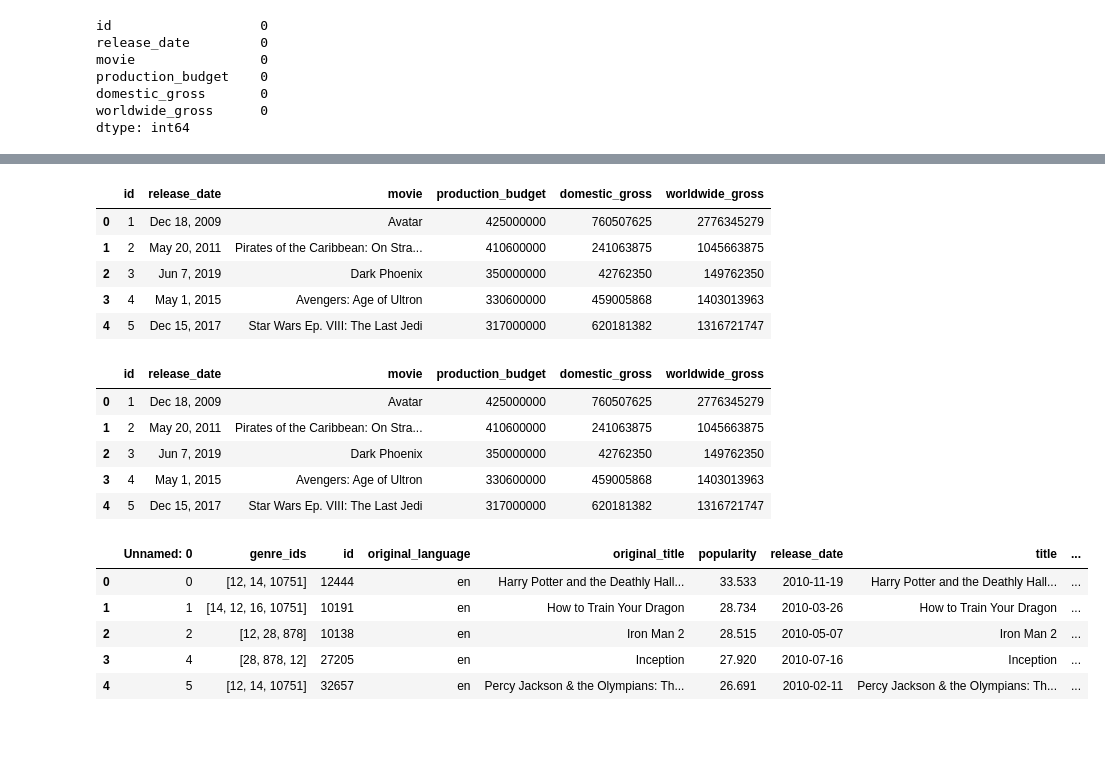
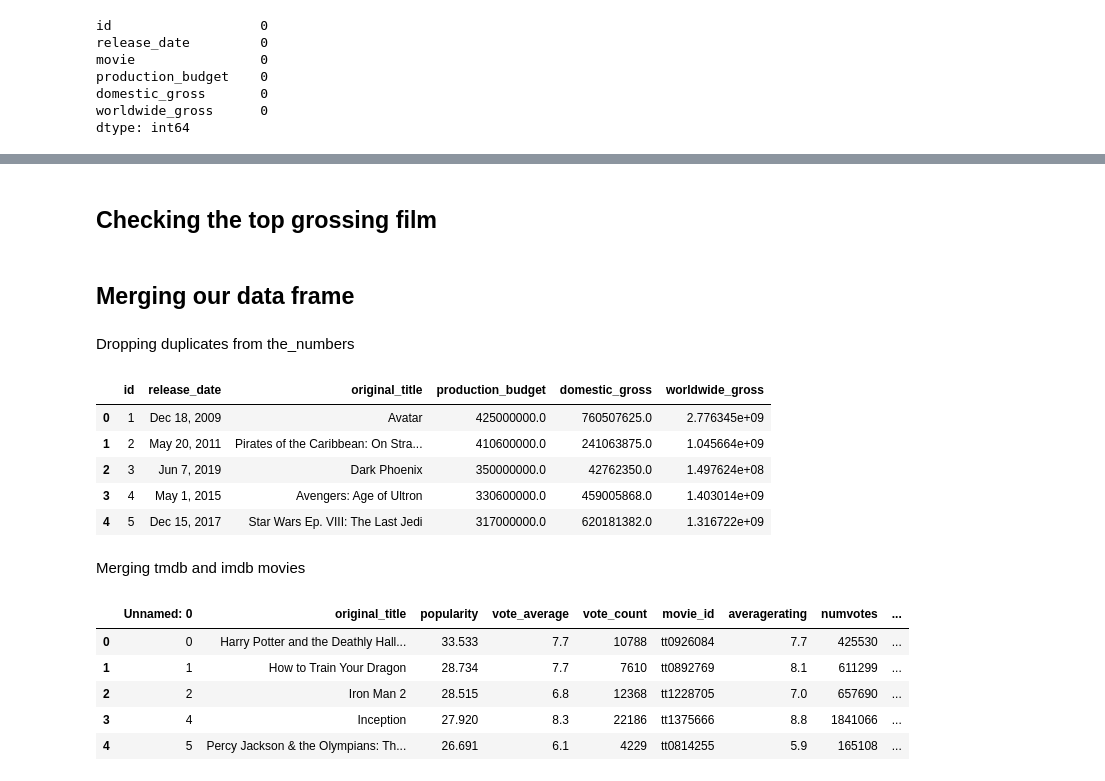
Before and after one commit to lauramwichekha/Analysis-of-Box-Office-Trends-for-Microsoft-Movie-Studio, a Jupyter notebook: index.ipynb, the cells around one changed output, grey strips where cells are left out. Saved outputs shown, nothing was run; the diff lists cells and outputs as text; code cells hidden in the pictures; blank space fills up the shorter version.

```diff
--- a/index.ipynb
+++ b/index.ipynb
@@ -340,55 +346,66 @@ plt.show();
+# %% [markdown]
+## Checking the top grossing film
+# %% [markdown]
+## Merging our data frame
 # %%
-# Assuming the column containing dollar amounts
+# Creating the remove_dollar_sign Function
 def remove_dollar_sign(x):
-  return (x.strip('$'))  # Remove dollar sign and convert
+  return (x.strip('$'))  # Remove dollar sign
 
+# Use the function to remove the dollar sign ($)
 the_numbers['production_budget']\
     = the_numbers['production_budget'].apply(remove_dollar_sign)
 the_numbers['domestic_gross']\
     = the_numbers['domestic_gross'].apply(remove_dollar_sign)
 the_numbers['worldwide_gross']\
     = the_numbers['worldwide_gross'].apply(remove_dollar_sign)
-# Assuming the column containing commas
-def remove_commas_to_int(x):
-  return int(x.replace(',', ''))
-# Replace comma with empty string and convert to int
+
+# Creating the remove_commas Function
+def remove_commas(x):
+  return float(x.replace(',', ''))  # Remove the commas and convert into a float
+
+# Use the function to remove the commas t
 the_numbers['production_budget']\
-    = the_numbers['production_budget'].apply(remove_commas_to_int)
+    = the_numbers['production_budget'].apply(remove_commas)
 the_numbers['domestic_gross']\
-    = the_numbers['domestic_gross'].apply(remove_commas_to_int)
+    = the_numbers['domestic_gross'].apply(remove_commas)
 the_numbers['worldwide_gross']\
-    = the_numbers['worldwide_gross'].apply(remove_commas_to_int)
-
-# Show the first few rows
-the_numbers.head()
+    = the_numbers['worldwide_gross'].apply(remove_commas)
-# %% [output]
-|  | id | release_date | movie | production_budget | domestic_gross | worldwide_gross |
-| 0 | 1 | Dec 18, 2009 | Avatar | 425000000 | 760507625 | 2776345279 |
-| 1 | 2 | May 20, 2011 | Pirates of the Caribbean: On Stra... | 410600000 | 241063875 | 1045663875 |
-| 2 | 3 | Jun 7, 2019 | Dark Phoenix | 350000000 | 42762350 | 149762350 |
-| 3 | 4 | May 1, 2015 | Avengers: Age of Ultron | 330600000 | 459005868 | 1403013963 |
-| 4 | 5 | Dec 15, 2017 | Star Wars Ep. VIII: The Last Jedi | 317000000 | 620181382 | 1316721747 |
+# %% [markdown]
+Dropping duplicates from the_numbers
 # %%
-# Drop all the duplicates
-the_numbers.drop_duplicates(subset='movie', keep='first', inplace=True)
+# Drop all the duplicates from the_numbers_movies
+# DataFrame
+the_numbers.drop_duplicates(subset='movie'\
+                                   , keep='first', inplace=True)
+
+# Changing movie column name to original_title
+the_numbers.rename(columns ={'movie': 'original_title'}, inplace=True)
 the_numbers.head()
 # %% [output]
-|  | id | release_date | movie | production_budget | domestic_gross | worldwide_gross |
-| 0 | 1 | Dec 18, 2009 | Avatar | 425000000 | 760507625 | 2776345279 |
-| 1 | 2 | May 20, 2011 | Pirates of the Caribbean: On Stra... | 410600000 | 241063875 | 1045663875 |
-| 2 | 3 | Jun 7, 2019 | Dark Phoenix | 350000000 | 42762350 | 149762350 |
-| 3 | 4 | May 1, 2015 | Avengers: Age of Ultron | 330600000 | 459005868 | 1403013963 |
-| 4 | 5 | Dec 15, 2017 | Star Wars Ep. VIII: The Last Jedi | 317000000 | 620181382 | 1316721747 |
+|  | id | release_date | original_title | production_budget | domestic_gross | worldwide_gross |
+| 0 | 1 | Dec 18, 2009 | Avatar | 425000000.0 | 760507625.0 | 2.776345e+09 |
+| 1 | 2 | May 20, 2011 | Pirates of the Caribbean: On Stra... | 410600000.0 | 241063875.0 | 1.045664e+09 |
+| 2 | 3 | Jun 7, 2019 | Dark Phoenix | 350000000.0 | 42762350.0 | 1.497624e+08 |
+| 3 | 4 | May 1, 2015 | Avengers: Age of Ultron | 330600000.0 | 459005868.0 | 1.403014e+09 |
+| 4 | 5 | Dec 15, 2017 | Star Wars Ep. VIII: The Last Jedi | 317000000.0 | 620181382.0 | 1.316722e+09 |
+# %% [markdown]
+Merging tmdb and  imdb movies
 # %%
-# Assuming 'original_title' is the common column between DataFrames
+# Merging Two DataFrames and giving it variable name
+# merged_dataset
 merged_dataset = pd.merge(tmdb, imdb, how='inner', on='original_title')
+
+# We are also going to drop all the columns that are currently not valuable
+columns_to_drop = ['genre_ids', 'original_language', 'id', 'title', 'release_date']
+merged_dataset = merged_dataset.drop(columns = columns_to_drop)
 
 # Show the first few rows of the merged DataFrame
 merged_dataset.head()
 # %% [output]
-|  | Unnamed: 0 | genre_ids | id | original_language | original_title | popularity | release_date | title | ... |
-| 0 | 0 | [12, 14, 10751] | 12444 | en | Harry Potter and the Deathly Hall... | 33.533 | 2010-11-19 | Harry Potter and the Deathly Hall... | ... |
-| 1 | 1 | [14, 12, 16, 10751] | 10191 | en | How to Train Your Dragon | 28.734 | 2010-03-26 | How to Train Your Dragon | ... |
-| 2 | 2 | [12, 28, 878] | 10138 | en | Iron Man 2 | 28.515 | 2010-05-07 | Iron Man 2 | ... |
-| 3 | 4 | [28, 878, 12] | 27205 | en | Inception | 27.920 | 2010-07-16 | Inception | ... |
-| 4 | 5 | [12, 14, 10751] | 32657 | en | Percy Jackson & the Olympians: Th... | 26.691 | 2010-02-11 | Percy Jackson & the Olympians: Th... | ... |
+|  | Unnamed: 0 | original_title | popularity | vote_average | vote_count | movie_id | averagerating | numvotes | ... |
+| 0 | 0 | Harry Potter and the Deathly Hall... | 33.533 | 7.7 | 10788 | tt0926084 | 7.7 | 425530 | ... |
+| 1 | 1 | How to Train Your Dragon | 28.734 | 7.7 | 7610 | tt0892769 | 8.1 | 611299 | ... |
+| 2 | 2 | Iron Man 2 | 28.515 | 6.8 | 12368 | tt1228705 | 7.0 | 657690 | ... |
+| 3 | 4 | Inception | 27.920 | 8.3 | 22186 | tt1375666 | 8.8 | 1841066 | ... |
+| 4 | 5 | Percy Jackson & the Olympians: Th... | 26.691 | 6.1 | 4229 | tt0814255 | 5.9 | 165108 | ... |
```
Also changed, not shown: parts of 30 cells of this notebook.
